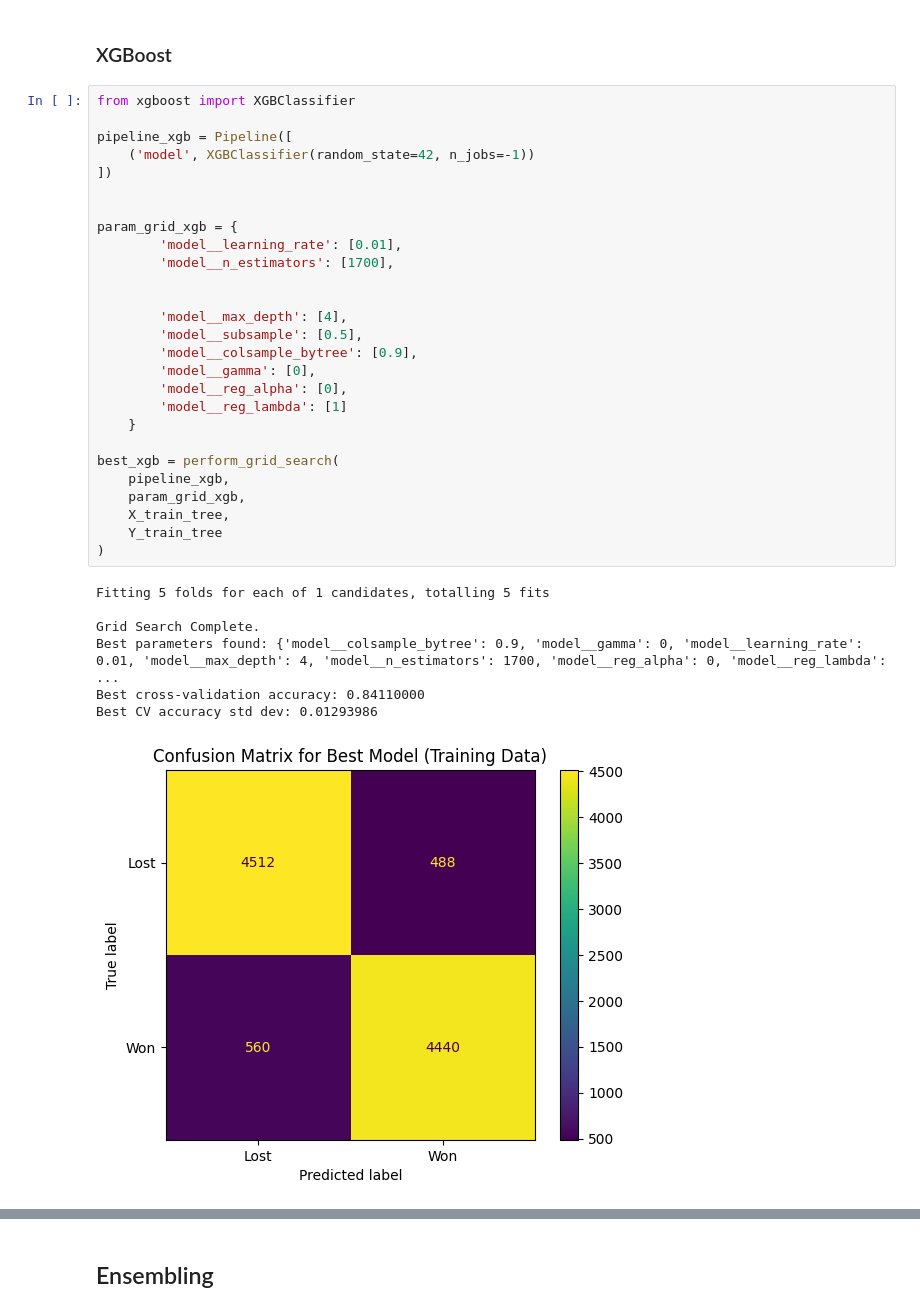
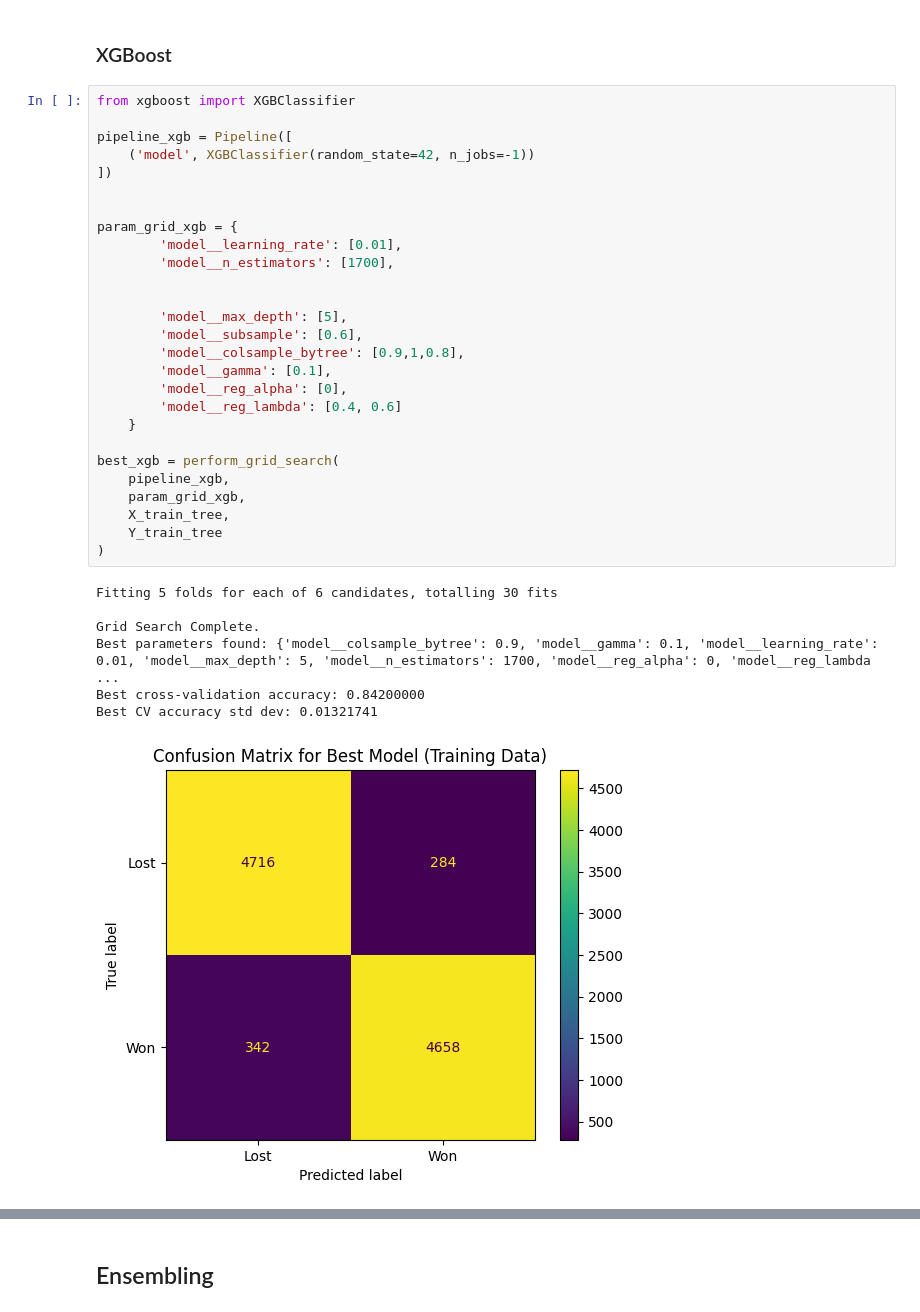
Before and after one commit to LeonardoSani/FDS_challenge, a Jupyter notebook: Notebook.ipynb, the cells around one changed output, grey strips where cells are left out. Drawn from its saved outputs; the diff is of its cells as text.

```diff
--- a/Notebook.ipynb
+++ b/Notebook.ipynb
@@ -724,35 +724,35 @@ Best CV accuracy std dev: 0.01278515
 # %%
 from xgboost import XGBClassifier
 
 pipeline_xgb = Pipeline([
     ('model', XGBClassifier(random_state=42, n_jobs=-1))
 ])
 
 
 param_grid_xgb = {
         'model__learning_rate': [0.01],
         'model__n_estimators': [1700],
 
 
-        'model__max_depth': [4],
-        'model__subsample': [0.5],
-        'model__colsample_bytree': [0.9],
-        'model__gamma': [0],
+        'model__max_depth': [5],
+        'model__subsample': [0.6],
+        'model__colsample_bytree': [0.9,1,0.8],
+        'model__gamma': [0.1],
         'model__reg_alpha': [0],
-        'model__reg_lambda': [1]
+        'model__reg_lambda': [0.4, 0.6]
     }
 
 best_xgb = perform_grid_search(
     pipeline_xgb,
     param_grid_xgb,
     X_train_tree,
     Y_train_tree
 )
 # %% [output]
-Fitting 5 folds for each of 1 candidates, totalling 5 fits
+Fitting 5 folds for each of 6 candidates, totalling 30 fits
 
 Grid Search Complete.
-Best parameters found: {'model__colsample_bytree': 0.9, 'model__gamma': 0, 'model__learning_rate': 0.01, 'model__max_depth': 4, 'model__n_estimators': 1700, 'model__reg_alpha': 0, 'model__reg_lambda': ...
-Best cross-validation accuracy: 0.84110000
-Best CV accuracy std dev: 0.01293986
+Best parameters found: {'model__colsample_bytree': 0.9, 'model__gamma': 0.1, 'model__learning_rate': 0.01, 'model__max_depth': 5, 'model__n_estimators': 1700, 'model__reg_alpha': 0, 'model__reg_lambda ...
+Best cross-validation accuracy: 0.84200000
+Best CV accuracy std dev: 0.01321741
-[figure, old version]
+[figure, new version]
```
Also changed, not shown: parts of 9 cells of this notebook, 2 other files.
